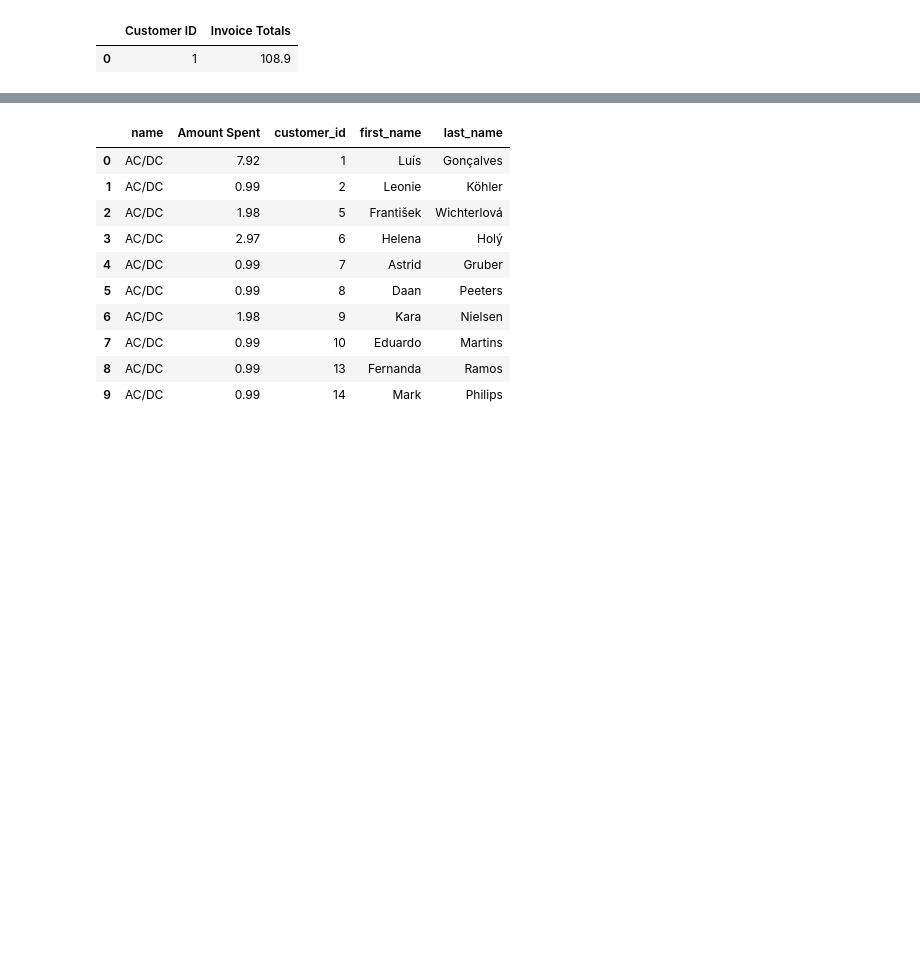
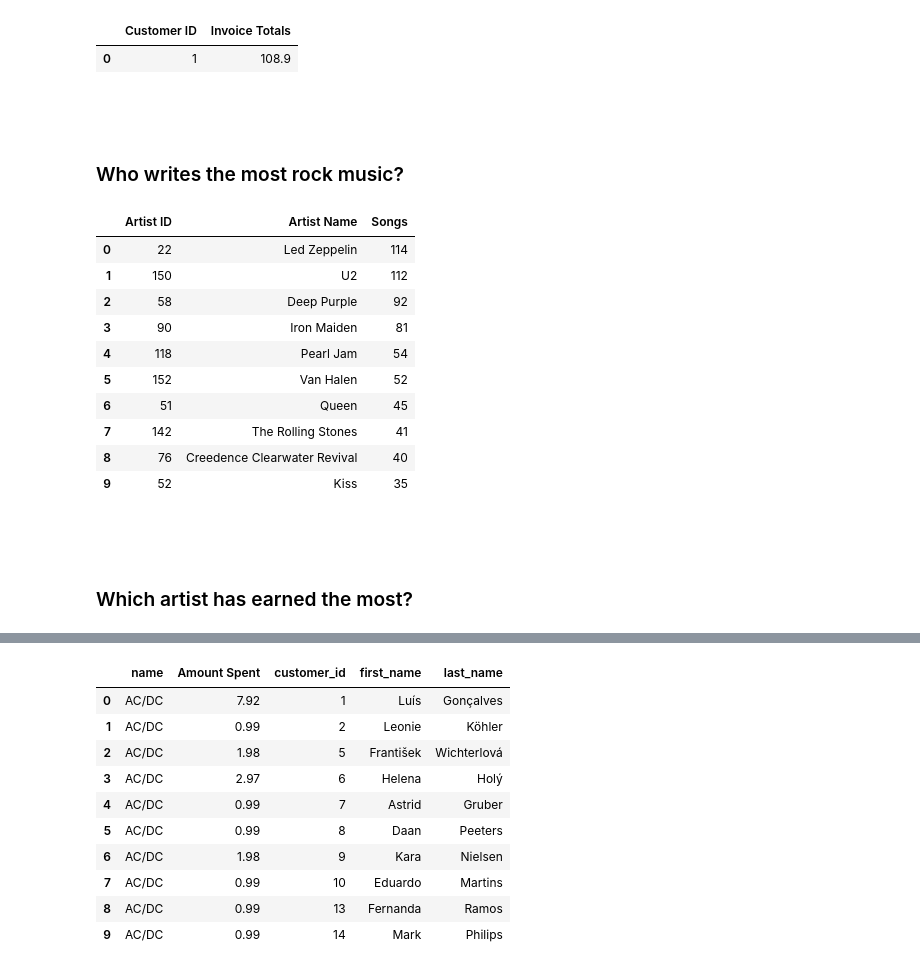
Before and after one commit to fedfioravanti/Business-Analytics-with-SQL-and-PowerBI, a Jupyter notebook: notebooks/Interacting-with-SQLite-using-Python.ipynb, the cells around one changed output, grey strips where cells are left out. Drawn from its saved outputs; the diff is of its cells as text; code cells hidden in the pictures; blank space fills up the shorter version.

Commit message:
nb query update

```diff
--- a/notebooks/Interacting-with-SQLite-using-Python.ipynb
+++ b/notebooks/Interacting-with-SQLite-using-Python.ipynb
@@ -259,3 +259,40 @@ pd.read_sql_query(query_03, connection)
 # %% [output]
 |  | Customer ID | Invoice Totals |
 | 0 | 1 | 108.9 |
+# %% [markdown]
+  <br/><br/>
+
+###  Who writes the most rock music?
+# %%
+# define the SQL command
+query_05 = """SELECT a.artist_id as 'Artist ID', a.name as 'Artist Name', COUNT(t.track_id) as Songs
+              FROM artist a
+              JOIN album b
+              ON a.artist_id = b.artist_id
+              JOIN track t
+              ON b.album_id = t.album_id
+              JOIN genre g
+              ON t.genre_id = g.genre_id
+              WHERE g.name='Rock'
+              GROUP BY a.artist_id, a.name
+              ORDER BY Songs DESC
+              LIMIT 10"""
+# %%
+# display SQL query in a DataFrame
+pd.read_sql_query(query_05, connection)
+# %% [output]
+|  | Artist ID | Artist Name | Songs |
+| 0 | 22 | Led Zeppelin | 114 |
+| 1 | 150 | U2 | 112 |
+| 2 | 58 | Deep Purple | 92 |
+| 3 | 90 | Iron Maiden | 81 |
+| 4 | 118 | Pearl Jam | 54 |
+| 5 | 152 | Van Halen | 52 |
+| 6 | 51 | Queen | 45 |
+| 7 | 142 | The Rolling Stones | 41 |
+| 8 | 76 | Creedence Clearwater Revival | 40 |
+| 9 | 52 | Kiss | 35 |
+# %% [markdown]
+  <br/><br/>
+
+###  Which artist has earned the most?
```
Also changed, not shown: parts of 3 cells of this notebook.
